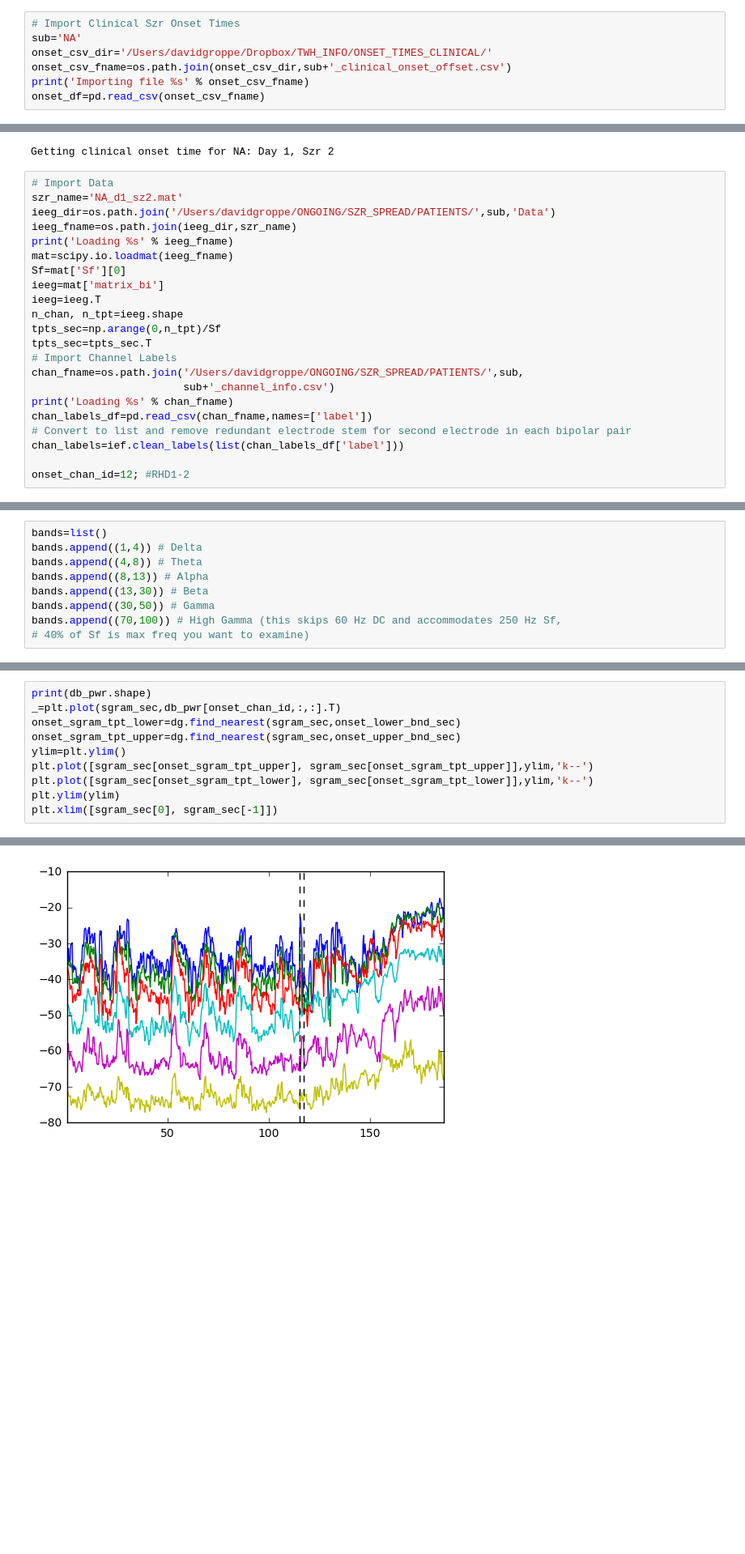
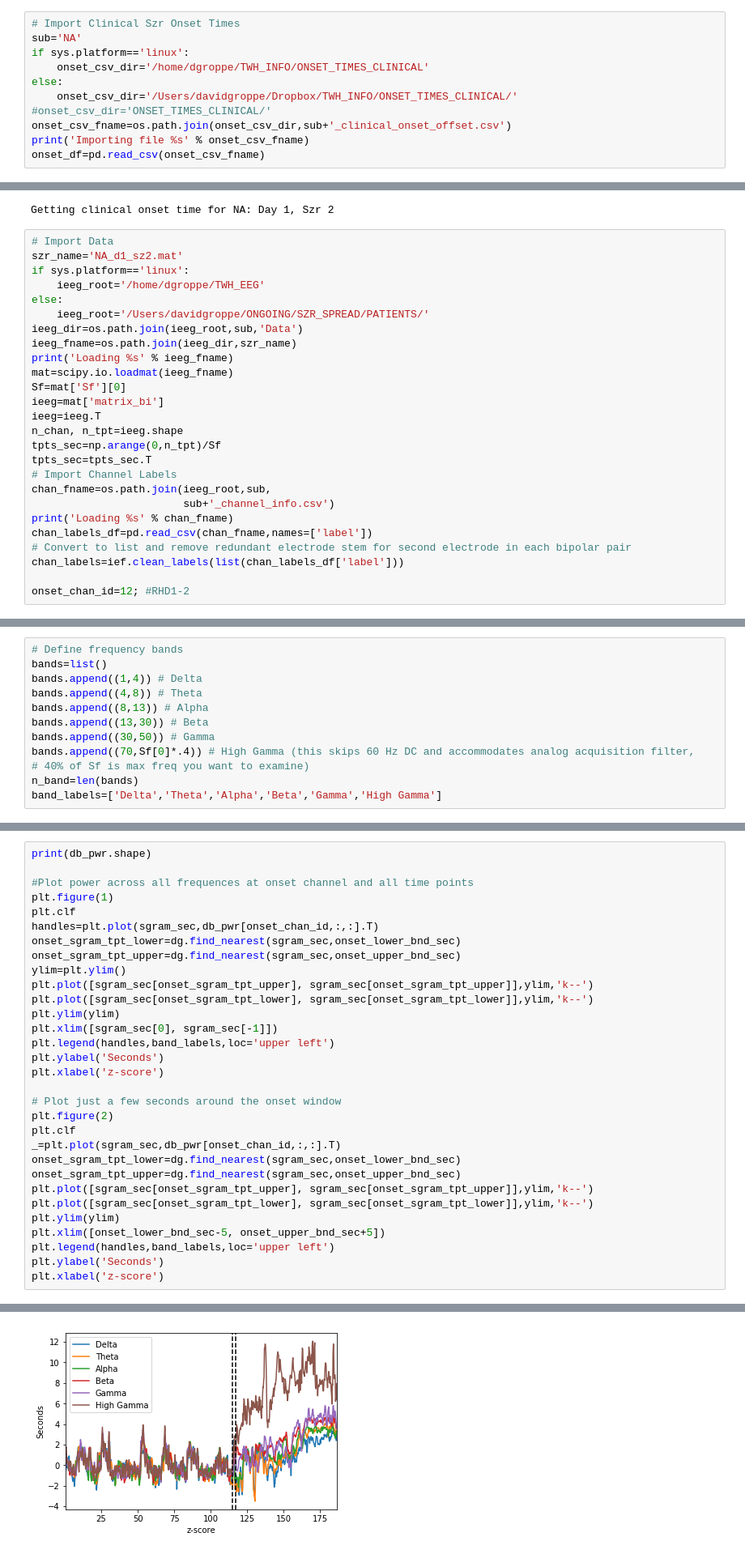
Before and after one commit to dmgroppe/SZR_ANT, a Jupyter notebook: analyze_one_patient.ipynb, the cells around one changed output, grey strips where cells are left out. Shown at 81% size. Cells and saved outputs as stored; diff of their text form; blank space fills up the shorter version.

```diff
--- a/analyze_one_patient.ipynb
+++ b/analyze_one_patient.ipynb
@@ -20,7 +22,11 @@ imp.reload(dg)
 # %%
 # Import Clinical Szr Onset Times
 sub='NA'
-onset_csv_dir='/Users/davidgroppe/Dropbox/TWH_INFO/ONSET_TIMES_CLINICAL/'
+if sys.platform=='linux':
+    onset_csv_dir='/home/dgroppe/TWH_INFO/ONSET_TIMES_CLINICAL'
+else:
+    onset_csv_dir='/Users/davidgroppe/Dropbox/TWH_INFO/ONSET_TIMES_CLINICAL/'
+#onset_csv_dir='ONSET_TIMES_CLINICAL/'
 onset_csv_fname=os.path.join(onset_csv_dir,sub+'_clinical_onset_offset.csv')
 print('Importing file %s' % onset_csv_fname)
 onset_df=pd.read_csv(onset_csv_fname)
@@ -57,7 +63,11 @@ Getting clinical onset time for NA: Day 1, Szr 2
 # %%
 # Import Data
 szr_name='NA_d1_sz2.mat'
-ieeg_dir=os.path.join('/Users/davidgroppe/ONGOING/SZR_SPREAD/PATIENTS/',sub,'Data')
+if sys.platform=='linux':
+    ieeg_root='/home/dgroppe/TWH_EEG'
+else:
+    ieeg_root='/Users/davidgroppe/ONGOING/SZR_SPREAD/PATIENTS/'
+ieeg_dir=os.path.join(ieeg_root,sub,'Data')
 ieeg_fname=os.path.join(ieeg_dir,szr_name)
 print('Loading %s' % ieeg_fname)
 mat=scipy.io.loadmat(ieeg_fname)
@@ -68,7 +78,7 @@ n_chan, n_tpt=ieeg.shape
 tpts_sec=np.arange(0,n_tpt)/Sf
 tpts_sec=tpts_sec.T
 # Import Channel Labels
-chan_fname=os.path.join('/Users/davidgroppe/ONGOING/SZR_SPREAD/PATIENTS/',sub,
+chan_fname=os.path.join(ieeg_root,sub,
                         sub+'_channel_info.csv')
 print('Loading %s' % chan_fname)
 chan_labels_df=pd.read_csv(chan_fname,names=['label'])
@@ -161,11 +183,14 @@ plt.colorbar()
 # %%
+# Define frequency bands
 bands=list()
 bands.append((1,4)) # Delta
 bands.append((4,8)) # Theta
 bands.append((8,13)) # Alpha
 bands.append((13,30)) # Beta
 bands.append((30,50)) # Gamma
-bands.append((70,100)) # High Gamma (this skips 60 Hz DC and accommodates 250 Hz Sf,
+bands.append((70,Sf[0]*.4)) # High Gamma (this skips 60 Hz DC and accommodates analog acquisition filter,
 # 40% of Sf is max freq you want to examine)
+n_band=len(bands)
+band_labels=['Delta','Theta','Alpha','Beta','Gamma','High Gamma']
 # %%
 # Average dB power by frequency band and plot their time series
@@ -174,6 +202,10 @@ imp.reload(ief)
 # %%
 print(db_pwr.shape)
-_=plt.plot(sgram_sec,db_pwr[onset_chan_id,:,:].T)
+
+#Plot power across all frequences at onset channel and all time points
+plt.figure(1)
+plt.clf
+handles=plt.plot(sgram_sec,db_pwr[onset_chan_id,:,:].T)
 onset_sgram_tpt_lower=dg.find_nearest(sgram_sec,onset_lower_bnd_sec)
 onset_sgram_tpt_upper=dg.find_nearest(sgram_sec,onset_upper_bnd_sec)
 ylim=plt.ylim()
@@ -181,5 +213,22 @@ plt.plot([sgram_sec[onset_sgram_tpt_upper], sgram_sec[onset_sgram_tpt_upper]],yl
 plt.plot([sgram_sec[onset_sgram_tpt_lower], sgram_sec[onset_sgram_tpt_lower]],ylim,'k--')
 plt.ylim(ylim)
 plt.xlim([sgram_sec[0], sgram_sec[-1]])
+plt.legend(handles,band_labels,loc='upper left')
+plt.ylabel('Seconds')
+plt.xlabel('z-score')
+
+# Plot just a few seconds around the onset window
+plt.figure(2)
+plt.clf
+_=plt.plot(sgram_sec,db_pwr[onset_chan_id,:,:].T)
+onset_sgram_tpt_lower=dg.find_nearest(sgram_sec,onset_lower_bnd_sec)
+onset_sgram_tpt_upper=dg.find_nearest(sgram_sec,onset_upper_bnd_sec)
+plt.plot([sgram_sec[onset_sgram_tpt_upper], sgram_sec[onset_sgram_tpt_upper]],ylim,'k--')
+plt.plot([sgram_sec[onset_sgram_tpt_lower], sgram_sec[onset_sgram_tpt_lower]],ylim,'k--')
+plt.ylim(ylim)
+plt.xlim([onset_lower_bnd_sec-5, onset_upper_bnd_sec+5])
+plt.legend(handles,band_labels,loc='upper left')
+plt.ylabel('Seconds')
+plt.xlabel('z-score')
 # %% [output]
 (31, 6, 744)
@@ -187 +236 @@ plt.xlim([sgram_sec[0], sgram_sec[-1]])
-[figure, old version]
+[figure, new version]
```
Also changed, not shown: parts of 9 cells of this notebook.
